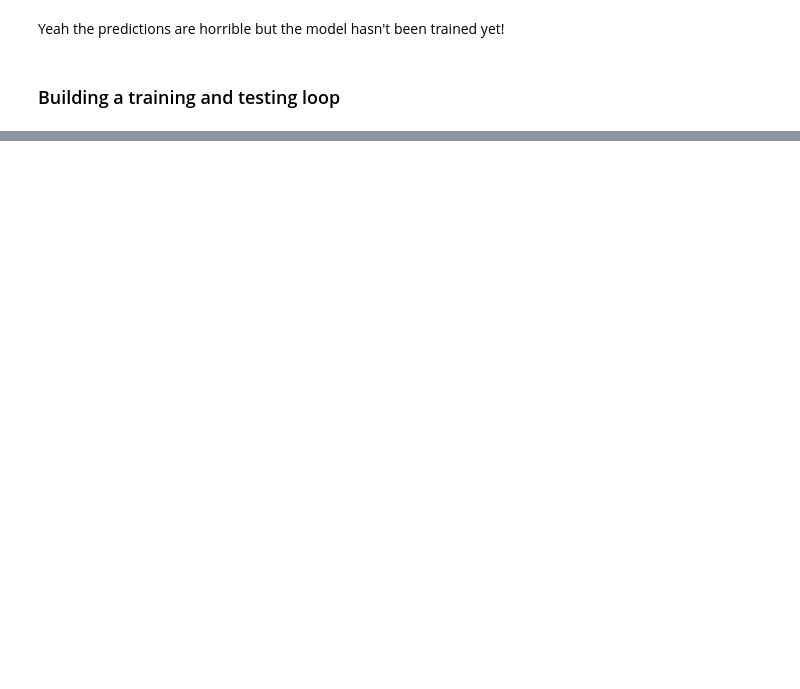
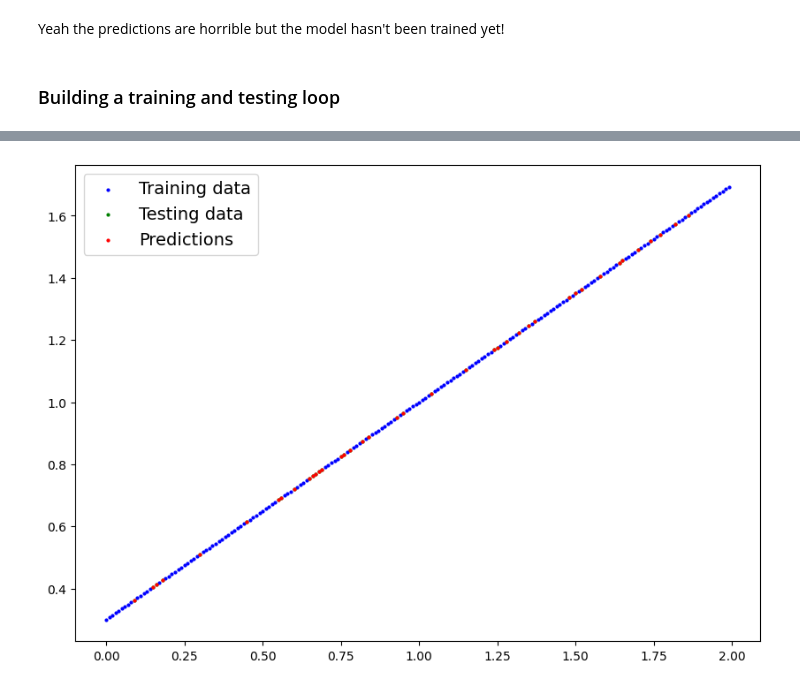
Before and after one commit to Maniacravi/pytorch-deep-learning, a Jupyter notebook: 02_pytorch_classification_mani.ipynb, the cells around one changed output, grey strips where cells are left out. Drawn from its saved outputs; the diff is of its cells as text; code cells hidden in the pictures; blank space fills up the shorter version.

```diff
--- a/02_pytorch_classification_mani.ipynb
+++ b/02_pytorch_classification_mani.ipynb
@@ -427,0 +570,4 @@ Yeah the predictions are horrible but the model hasn't been trained yet!
+# %%
+# loss_fn = nn.BCELoss() # Requires sigmoid on input
+loss_fn = nn.BCEWithLogitsLoss() # Does not require sigmoid on input
+optimizer = torch.optim.SGD(model_1.parameters(), lr=0.1)
@@ -427,0 +777,4 @@ Yeah the predictions are horrible but the model hasn't been trained yet!
+# %%
+# Loss function suited for linear data
+loss_fn = nn.MSELoss()
+optimizer = torch.optim.SGD(model_lin.parameters(), lr=0.1)
@@ -427,0 +836,16 @@ Yeah the predictions are horrible but the model hasn't been trained yet!
+# %%
+# Okay let's visualize the preds
+
+model_lin.eval()
+with torch.inference_mode():
+  y_preds = model_lin(Xlin_test)
+
+# Plot data and preds - have to transfter data to cpu because matplotlib can't handle data on GPU
+
+plot_predictions(train_data=Xlin_train.cpu(),
+                 train_labels=ylin_train.cpu(),
+                 test_data=Xlin_test.cpu(),
+                 test_labels=ylin_test.cpu(),
+                 predictions=y_preds.cpu())
+# %% [output]
+[figure, added]
```
Also changed, not shown: parts of 41 cells of this notebook.
